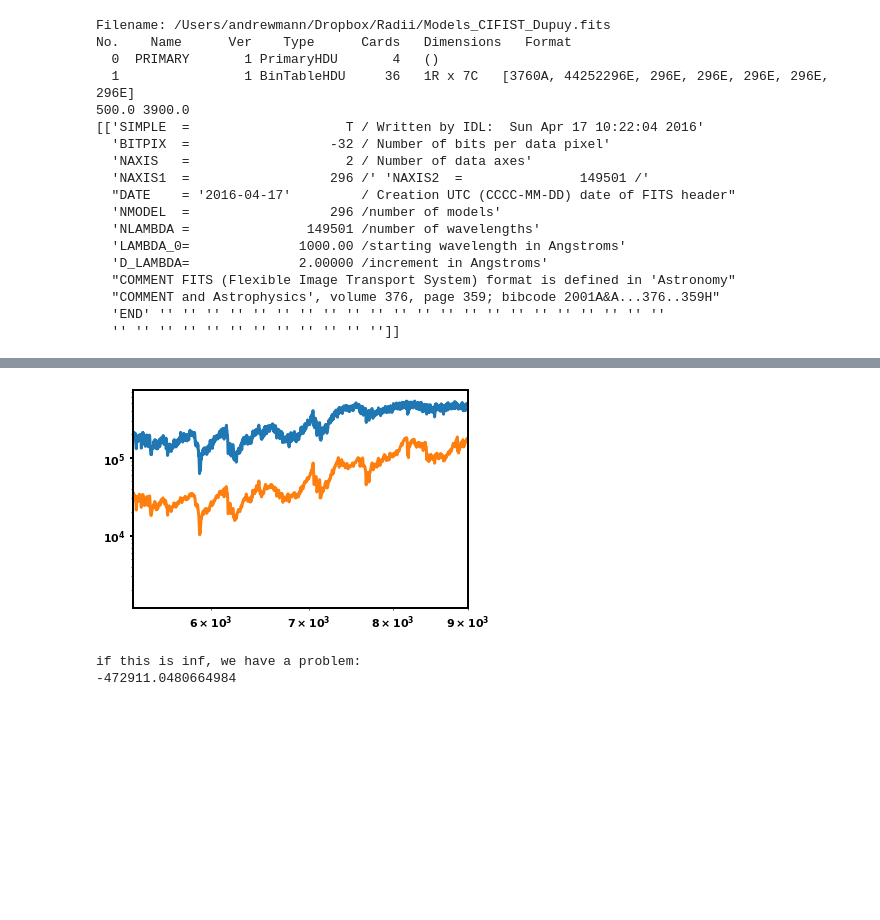
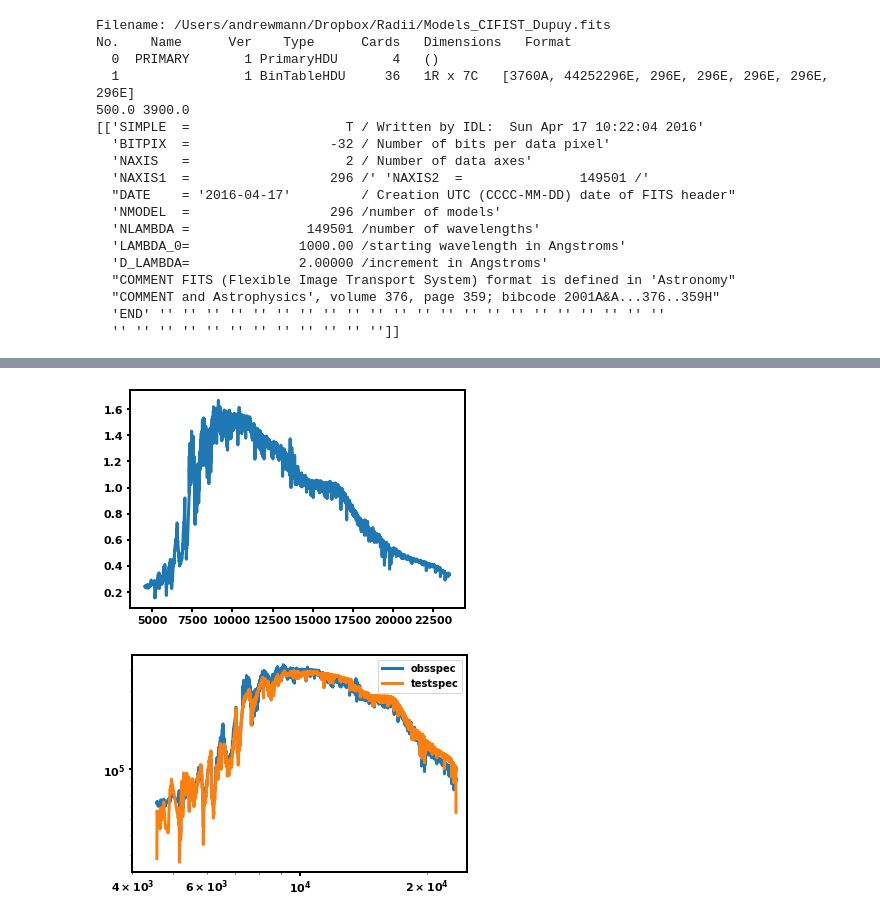
Before and after one commit to awmann/K233Spots, a Jupyter notebook: multi_spec_fit.ipynb, the cells around one changed output, grey strips where cells are left out. Saved outputs shown, nothing was run; the diff lists cells and outputs as text; code cells hidden in the pictures; blank space fills up the shorter version.

Commit message:
spectral normalization

```diff
--- a/multi_spec_fit.ipynb
+++ b/multi_spec_fit.ipynb
@@ -186,27 +233,30 @@ def ln_posterior(theta, modelteff, modelspectra, wav, obsspec, obserr ):
     if not np.isfinite(ln_like):
         return -np.inf
     return ln_p + ln_like
-# %%
-nwalkers, ndim = 30, 6
-nthreads = 12
-initial_guesses = [3800, 3000, 0.6, 1, 0.1, 0.1]
-testspec = doublespec(modelteff,modelspectra,3500,2500,0.9)
-obsspec = doublespec(modelteff,modelspectra,3470,1900,0.3)
-obserr = obsspec*0.05
-for i in range(0,np.size(obsspec)) :
-    obsspec[i] += np.random.normal(0,obsspec[i]*0.05,1)
-
-plt.plot(modelwave,obsspec,label='obsspec')
-plt.plot(modelwave,testspec,label='testspec')
-plt.xscale('log')
-plt.yscale('log')
-plt.xlim(5300,9000)
-plt.show()
-
-print('if this is inf, we have a problem:')
-print(ln_posterior(initial_guesses,modelteff,modelspectra,modelwave,obsspec,obserr))
-pos0 = [initial_guesses*(1+0.01*np.random.randn(ndim)) for i in range(nwalkers)]
-# %% [output]
-[figure, removed]
-if this is inf, we have a problem:
--472911.0480664984
+# %%
+l5 = np.where((obswav > 4000) & (obswav<23500) & (obsspec/obserr > 15))
+obsspec_cut = np.array(obsspec[l5])
+obswav_cut = np.array(obswav[l5])
+obserr_cut = np.array(obserr[l5])
+obstype_cut = np.array(obstype[l5])
+plt.plot(modelwave,obsspec_cut)
+plt.show()
+#bluenorm = np.median(testspec[np.where(obstype == 1)])/np.median(obsspec_cut[np.where(obstype_cut == 1)])
+#rednorm = np.median(testspec[np.where(obstype == 2)])/np.median(obsspec_cut[np.where(obstype_cut == 2)])
+#irnorm = np.median(testspec[np.where(obstype == 3)])/np.median(obsspec_cut[np.where(obstype_cut == 3)])
+bluenorm, rednorm, irnorm = [314802.917,409787.751, 306800.84062500385]
+testspec = doublespec(modelteff,modelspectra,3540,3000,0.5)
+red = ext.extinguish(modelwave*u.AA, Av=0.8)
+testspec *= red
+obsspec_plot = obsspec_cut/(np.median(obsspec_cut)/np.median(testspec))
+
+plt.plot(modelwave,obsspec_plot,label='obsspec')
+plt.plot(modelwave,testspec,label='testspec')
+plt.xscale('log')
+plt.yscale('log')
+plt.xlim(4000,25000)
+plt.legend()
+plt.show()
+# %% [output]
+[figure, added]
+[figure, added]
```
Also changed, not shown: parts of 10 cells of this notebook, 2 other files.
